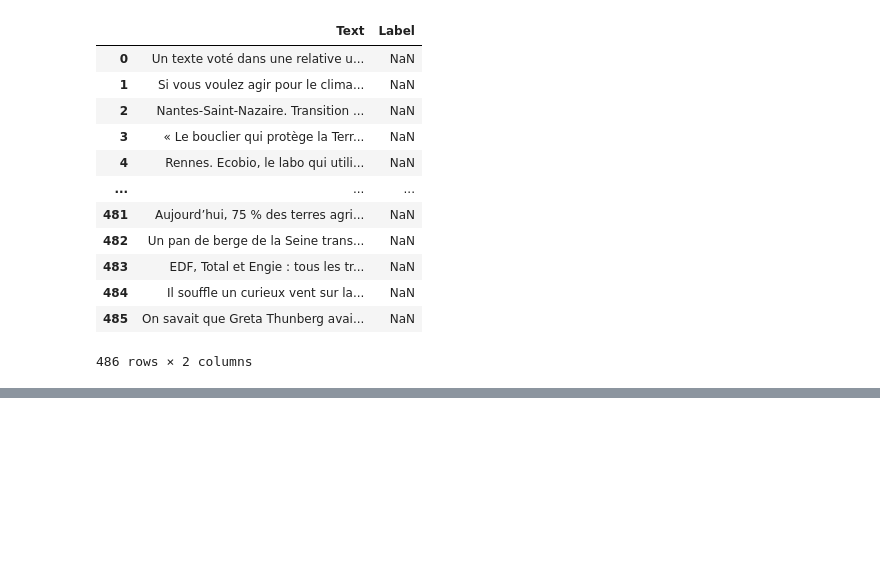
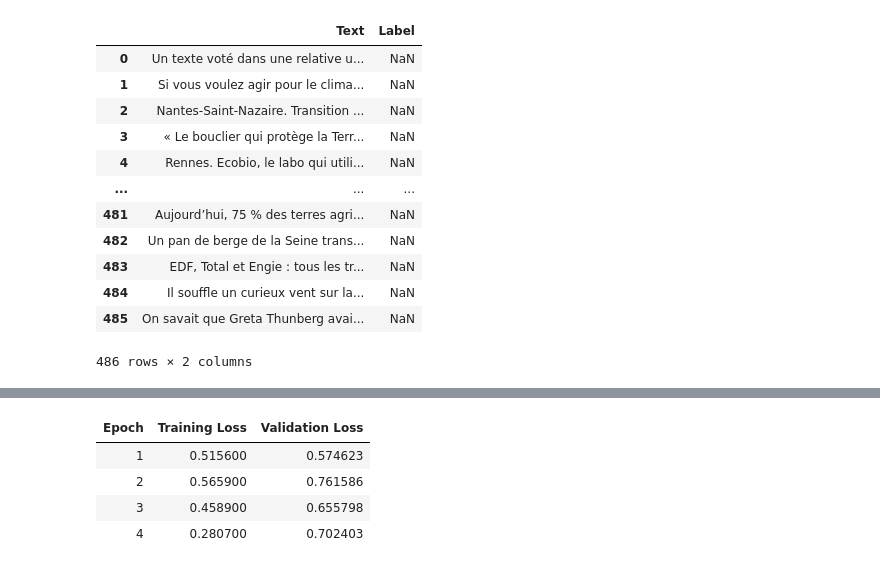
Before and after one commit to GheorghitaAndrei/prediction_challenge_SII, a Jupyter notebook: FakeNewsDetection.ipynb, the cells around one changed output, grey strips where cells are left out. Cells and saved outputs as stored; diff of their text form; code cells hidden in the pictures; blank space fills up the shorter version.

```diff
--- a/FakeNewsDetection.ipynb
+++ b/FakeNewsDetection.ipynb
@@ -24,6 +44,6 @@ train_data
 # %%
-test_data = pd.read_csv('test.csv')
-test_data
+test_df = pd.read_csv('/content/test.csv')
+test_df
 # %% [output]
 |  | Text | Label |
 | 0 | Un texte voté dans une relative u... | NaN |
@@ -115,0 +173,80 @@ You should probably TRAIN this model on a down-stream task to be able to use it
+# %%
+import pandas as pd
+from sklearn.preprocessing import LabelEncoder
+from sklearn.metrics import classification_report, accuracy_score
+from sklearn.model_selection import train_test_split
+from transformers import CamembertTokenizer, CamembertForSequenceClassification, Trainer, TrainingArguments
+from transformers import DataCollatorWithPadding, EarlyStoppingCallback
+import torch
+from datasets import Dataset
+
+# Preprocessing: Handle missing values
+train_df.dropna(subset=['Text', 'Label'], inplace=True)
+
+# Encode labels
+label_encoder = LabelEncoder()
+train_df['Label'] = label_encoder.fit_transform(train_df['Label'])
+
+# Split the training data into train and validation sets
+train_texts, val_texts, train_labels, val_labels = train_test_split(
+    train_df['Text'], train_df['Label'], test_size=0.2, random_state=42, stratify=train_df['Label']
+)
+
+# Load CamemBERT tokenizer
+tokenizer = CamembertTokenizer.from_pretrained('camembert-base')
+
+def tokenize_function(examples):
+    return tokenizer(examples['Text'], truncation=True)
+
+# Convert DataFrames to Hugging Face Datasets
+train_dataset = Dataset.from_pandas(pd.DataFrame({'Text': train_texts, 'labels': train_labels}))
+val_dataset = Dataset.from_pandas(pd.DataFrame({'Text': val_texts, 'labels': val_labels}))
+test_dataset = Dataset.from_pandas(test_df[['Text']])
+
+# Tokenize datasets
+train_dataset = train_dataset.map(tokenize_function, batched=True)
+val_dataset = val_dataset.map(tokenize_function, batched=True)
+test_dataset = test_dataset.map(tokenize_function, batched=True)
+
+# Load CamemBERT model for classification
+model = CamembertForSequenceClassification.from_pretrained('camembert-base', num_labels=3)
+
+# Define training arguments
+training_args = TrainingArguments(
+    output_dir='./results',
+    evaluation_strategy='epoch',
+    save_strategy="epoch",
+    per_device_train_batch_size=8,
+    num_train_epochs=4,
+    weight_decay=0.01,
+    logging_dir='./logs',
+    logging_steps=10,
+    save_total_limit=1,
+    report_to="none",
+
+)
+
+# Data collator for dynamic padding
+data_collator = DataCollatorWithPadding(tokenizer=tokenizer)
+
+# Initialize Trainer
+trainer = Trainer(
+    model=model,
+    args=training_args,
+    train_dataset=train_dataset,
+    eval_dataset=val_dataset,
+    tokenizer=tokenizer,
+    data_collator=data_collator
+
+)
+
+# Train the model
+trainer.train()
+
+# Evaluate the model on validation data
+val_predictions = trainer.predict(val_dataset)
+val_predicted_labels = torch.argmax(torch.tensor(val_predictions.predictions), axis=1)
+val_accuracy = accuracy_score(val_labels, val_predicted_labels.numpy())
+print(f"Validation Accuracy: {val_accuracy * 100:.2f}%")
+print("Classification Report:\n", classification_report(val_labels, val_predicted_labels.numpy(), target_names=label_encoder.classes_))
+# %% [output]
@@ -115,0 +256,5 @@ You should probably TRAIN this model on a down-stream task to be able to use it
+| Epoch | Training Loss | Validation Loss |
+| 1 | 0.515600 | 0.574623 |
+| 2 | 0.565900 | 0.761586 |
+| 3 | 0.458900 | 0.655798 |
+| 4 | 0.280700 | 0.702403 |
```
Also changed, not shown: parts of 11 cells of this notebook.
